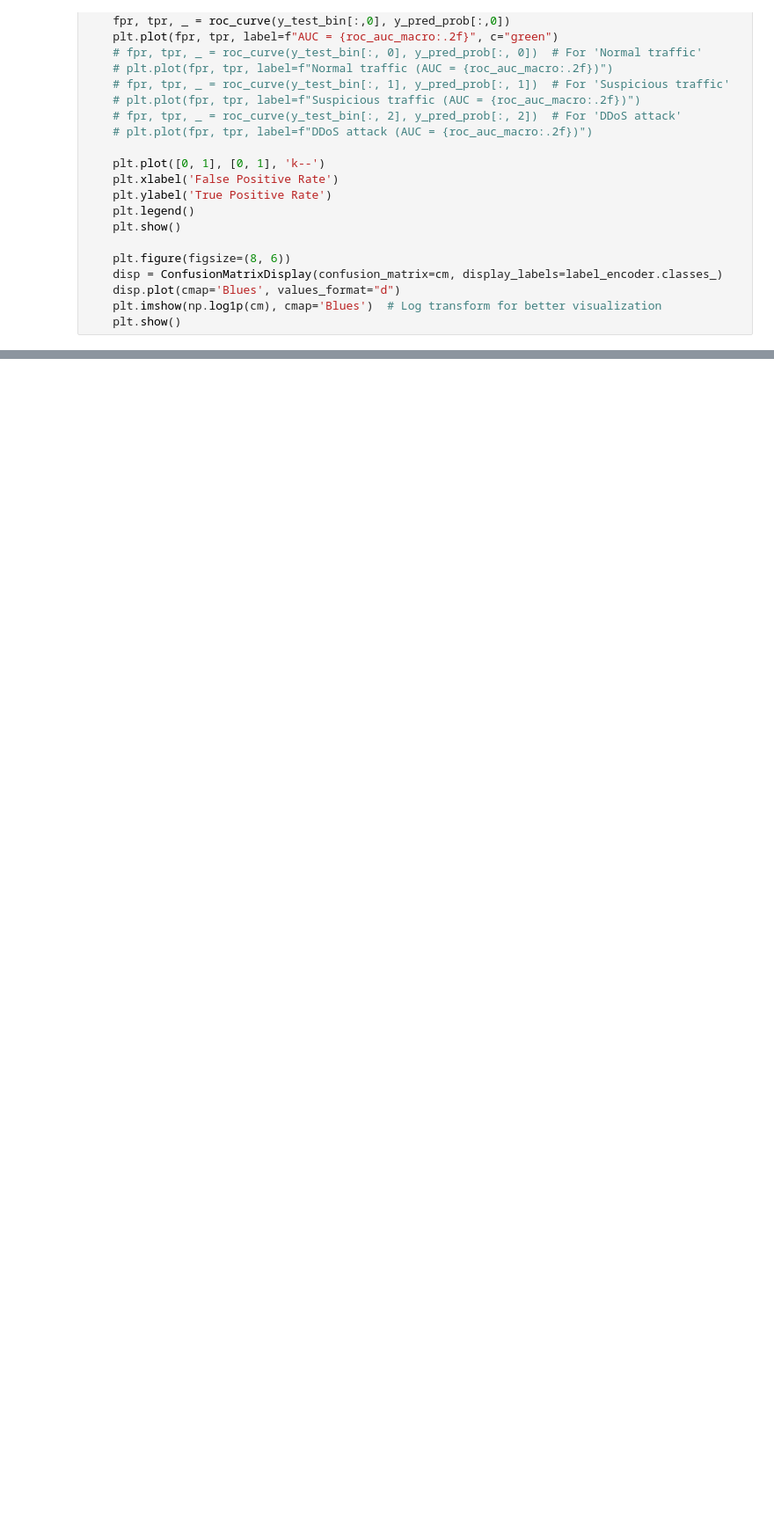
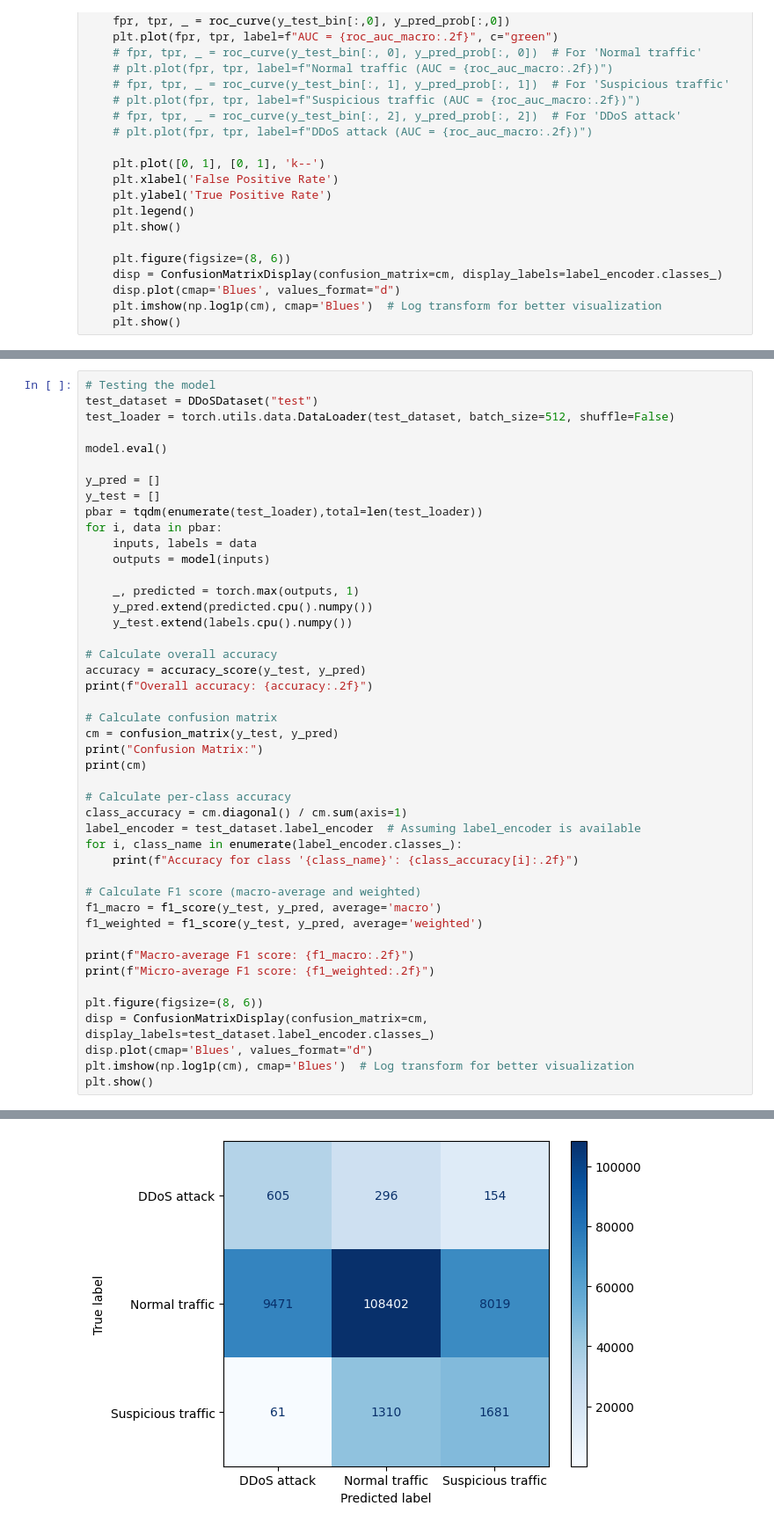
Before and after one commit to ballakrisz/HAML-DDoS, a Jupyter notebook: src/visualization/visualize_features.ipynb, the cells around one changed output, grey strips where cells are left out. Shown at 88% size. Saved outputs shown, nothing was run; the diff lists cells and outputs as text; blank space fills up the shorter version.

```diff
--- a/src/visualization/visualize_features.ipynb
+++ b/src/visualization/visualize_features.ipynb
@@ -341,0 +681,46 @@ def train_random_forest_cls(events, num_train_sample = None):
+# %%
+# Testing the model
+test_dataset = DDoSDataset("test")
+test_loader = torch.utils.data.DataLoader(test_dataset, batch_size=512, shuffle=False)
+
+model.eval()
+
+y_pred = []
+y_test = []
+pbar = tqdm(enumerate(test_loader),total=len(test_loader))
+for i, data in pbar:
+    inputs, labels = data
+    outputs = model(inputs)
+
+    _, predicted = torch.max(outputs, 1)
+    y_pred.extend(predicted.cpu().numpy())
+    y_test.extend(labels.cpu().numpy())
+
+# Calculate overall accuracy
+accuracy = accuracy_score(y_test, y_pred)
+print(f"Overall accuracy: {accuracy:.2f}")
+
+# Calculate confusion matrix
+cm = confusion_matrix(y_test, y_pred)
+print("Confusion Matrix:")
+print(cm)
+
+# Calculate per-class accuracy
+class_accuracy = cm.diagonal() / cm.sum(axis=1)
+label_encoder = test_dataset.label_encoder  # Assuming label_encoder is available
+for i, class_name in enumerate(label_encoder.classes_):
+    print(f"Accuracy for class '{class_name}': {class_accuracy[i]:.2f}")
+
+# Calculate F1 score (macro-average and weighted)
+f1_macro = f1_score(y_test, y_pred, average='macro')
+f1_weighted = f1_score(y_test, y_pred, average='weighted')
+
+print(f"Macro-average F1 score: {f1_macro:.2f}")
+print(f"Micro-average F1 score: {f1_weighted:.2f}")
+
+plt.figure(figsize=(8, 6))
+disp = ConfusionMatrixDisplay(confusion_matrix=cm, display_labels=test_dataset.label_encoder.classes_)
+disp.plot(cmap='Blues', values_format="d")
+plt.imshow(np.log1p(cm), cmap='Blues')  # Log transform for better visualization
+plt.show()
+# %% [output]
@@ -342,3 +740,4 @@ def train_random_forest_cls(events, num_train_sample = None):
+[figure, added]
 # %%
 events_a = pd.read_csv("/home/appuser/data/train/SCLDDoS2024_SetA_events.csv").fillna(0)
 events_b = pd.read_csv("/home/appuser/data/train/SCLDDoS2024_SetB_events.csv").fillna(0)
```
Also changed, not shown: parts of 6 cells of this notebook.
